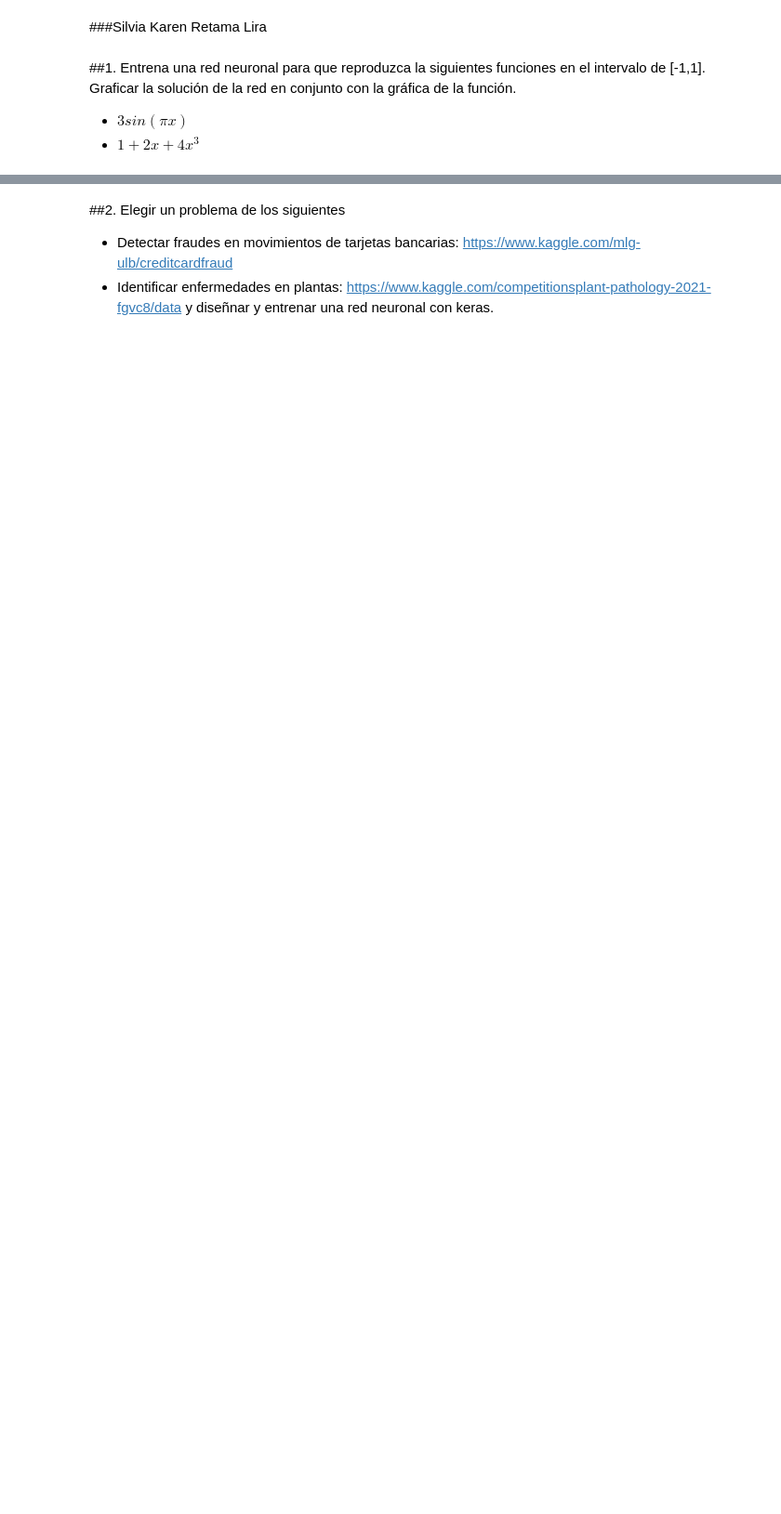
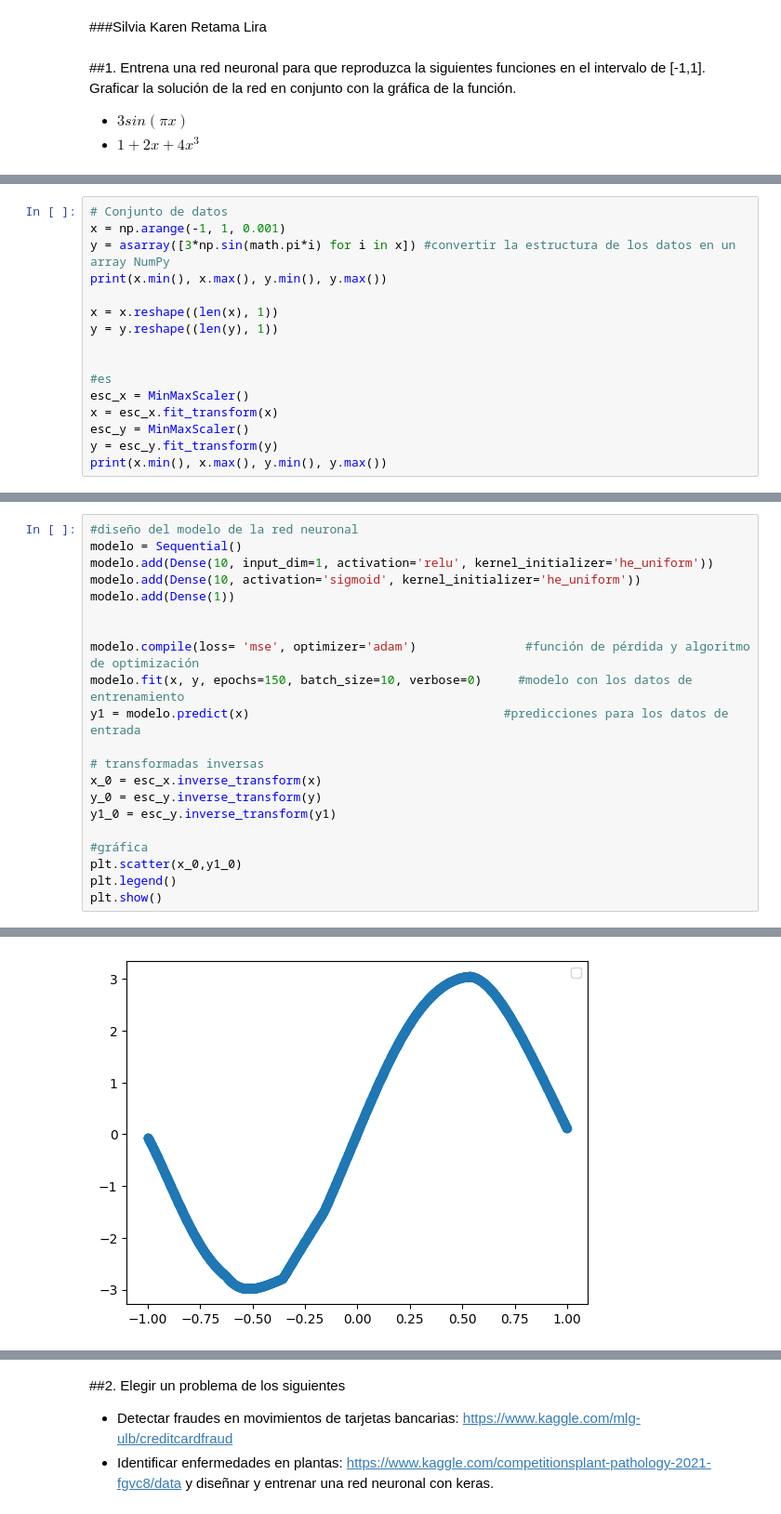
Before and after one commit to KarenLira25/Proyecto-Redes-Neuronales, a Jupyter notebook: Proyecto_Redes_Neuronales.ipynb, the cells around one changed output, grey strips where cells are left out. Shown at 93% size. Saved outputs shown, nothing was run; the diff lists cells and outputs as text; blank space fills up the shorter version.

```diff
--- a/Proyecto_Redes_Neuronales.ipynb
+++ b/Proyecto_Redes_Neuronales.ipynb
@@ -10,0 +21,16 @@ gráfica de la función.
+# %%
+# Conjunto de datos
+x = np.arange(-1, 1, 0.001)
+y = asarray([3*np.sin(math.pi*i) for i in x]) #convertir la estructura de los datos en un array NumPy
+print(x.min(), x.max(), y.min(), y.max())
+
+x = x.reshape((len(x), 1))
+y = y.reshape((len(y), 1))
+
+
+#es
+esc_x = MinMaxScaler()
+x = esc_x.fit_transform(x)
+esc_y = MinMaxScaler()
+y = esc_y.fit_transform(y)
+print(x.min(), x.max(), y.min(), y.max())
@@ -10,0 +40,22 @@ gráfica de la función.
+# %%
+#diseño del modelo de la red neuronal
+modelo = Sequential()
+modelo.add(Dense(10, input_dim=1, activation='relu', kernel_initializer='he_uniform'))
+modelo.add(Dense(10, activation='sigmoid', kernel_initializer='he_uniform'))
+modelo.add(Dense(1))
+
+
+modelo.compile(loss= 'mse', optimizer='adam')               #función de pérdida y algoritmo de optimización
+modelo.fit(x, y, epochs=150, batch_size=10, verbose=0)     #modelo con los datos de entrenamiento
+y1 = modelo.predict(x)                                   #predicciones para los datos de entrada
+
+# transformadas inversas
+x_0 = esc_x.inverse_transform(x)
+y_0 = esc_y.inverse_transform(y)
+y1_0 = esc_y.inverse_transform(y1)
+
+#gráfica
+plt.scatter(x_0,y1_0)
+plt.legend()
+plt.show()
+# %% [output]
@@ -10,0 +64 @@ gráfica de la función.
+[figure, added]
```
Also changed, not shown: parts of 5 cells of this notebook.
